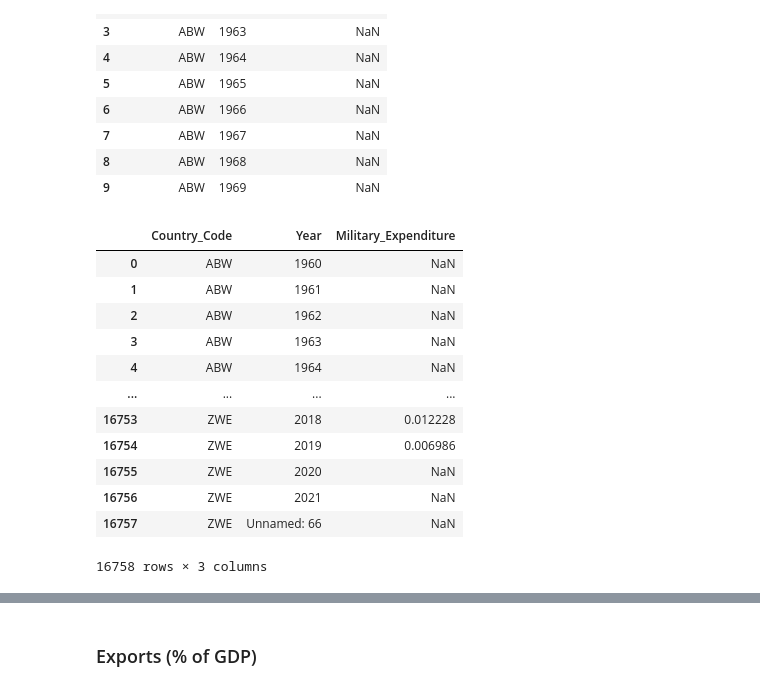
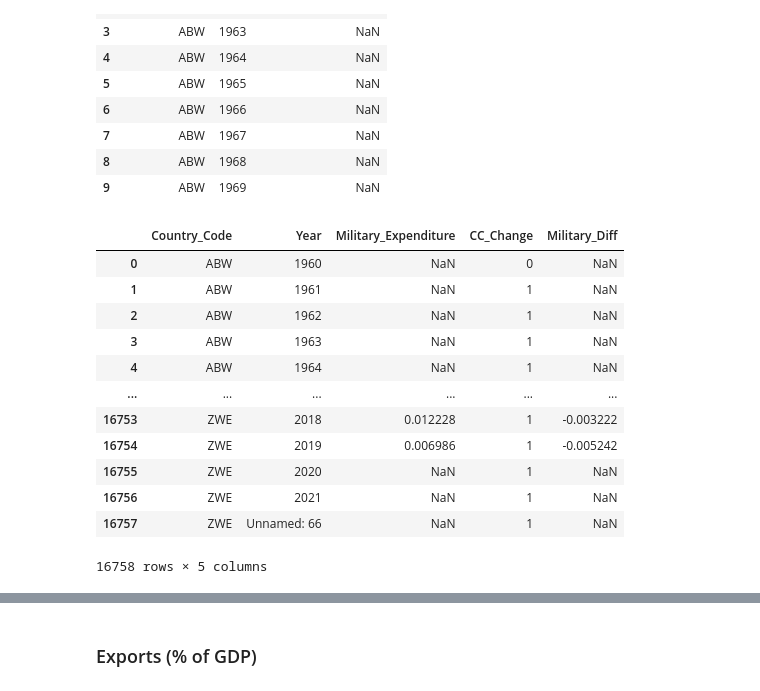
Before and after one commit to skomyshan/population_shifts, a Jupyter notebook: data_prep.ipynb, the cells around one changed output, grey strips where cells are left out. Cells and saved outputs as stored; diff of their text form; code cells hidden in the pictures.

```diff
--- a/data_prep.ipynb
+++ b/data_prep.ipynb
@@ -148,24 +213,29 @@ military_df2.head(n=10)
 | 8 | ABW | 1968 | NaN |
 | 9 | ABW | 1969 | NaN |
 # %%
-# Set Military Expenditure column as an percentage and calculate the difference from one year to another
+# Order by Country_Code and Year, then set Military Expenditure column as an percentage and calculate the difference from one year to another
+military_df2.sort_values(by=['Country_Code', 'Year'])
+
 military_df2['Military_Expenditure']=military_df2['Military_Expenditure'].div(100)
 
-for i in military_df2.index():
+# Determine if previous row is the same country or not
+military_df2['CC_Change'] = ((military_df2['Country_Code'] == military_df2['Country_Code'].shift(1))).astype(int)
 
+# If the row above is the same country, then find the difference between the rows
+military_df2['Military_Diff'] = np.where(military_df2['CC_Change']==1, (military_df2['Military_Expenditure'] - military_df2['Military_Expenditure'].shift(1)), np.NaN)
 
 military_df2
 # %% [output]
-|  | Country_Code | Year | Military_Expenditure |
-| 0 | ABW | 1960 | NaN |
-| 1 | ABW | 1961 | NaN |
-| 2 | ABW | 1962 | NaN |
-| 3 | ABW | 1963 | NaN |
-| 4 | ABW | 1964 | NaN |
-| ... | ... | ... | ... |
-| 16753 | ZWE | 2018 | 0.012228 |
-| 16754 | ZWE | 2019 | 0.006986 |
-| 16755 | ZWE | 2020 | NaN |
-| 16756 | ZWE | 2021 | NaN |
-| 16757 | ZWE | Unnamed: 66 | NaN |
+|  | Country_Code | Year | Military_Expenditure | CC_Change | Military_Diff |
+| 0 | ABW | 1960 | NaN | 0 | NaN |
+| 1 | ABW | 1961 | NaN | 1 | NaN |
+| 2 | ABW | 1962 | NaN | 1 | NaN |
+| 3 | ABW | 1963 | NaN | 1 | NaN |
+| 4 | ABW | 1964 | NaN | 1 | NaN |
+| ... | ... | ... | ... | ... | ... |
+| 16753 | ZWE | 2018 | 0.012228 | 1 | -0.003222 |
+| 16754 | ZWE | 2019 | 0.006986 | 1 | -0.005242 |
+| 16755 | ZWE | 2020 | NaN | 1 | NaN |
+| 16756 | ZWE | 2021 | NaN | 1 | NaN |
+| 16757 | ZWE | Unnamed: 66 | NaN | 1 | NaN |
-16758 rows × 3 columns
+16758 rows × 5 columns
```
Also changed, not shown: parts of 20 cells of this notebook, 2 other files.
